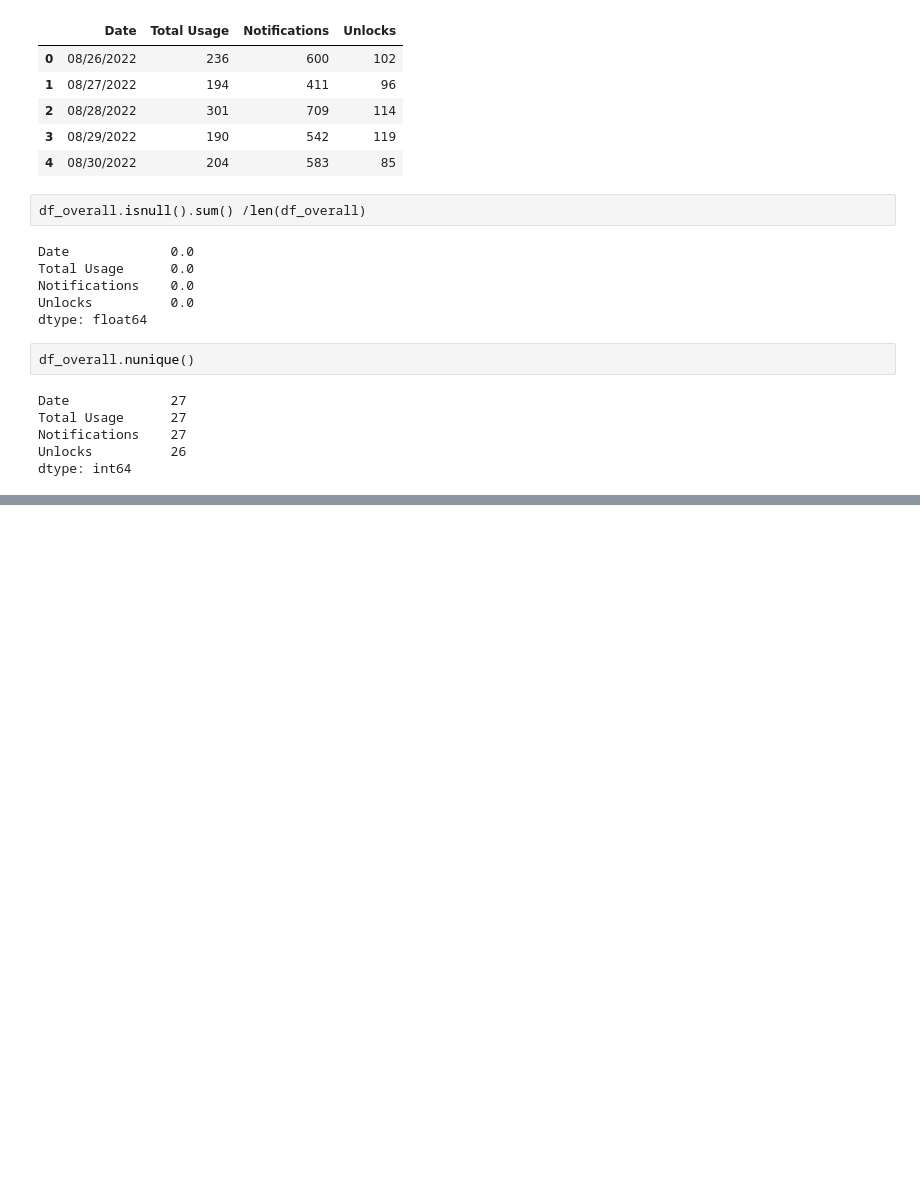
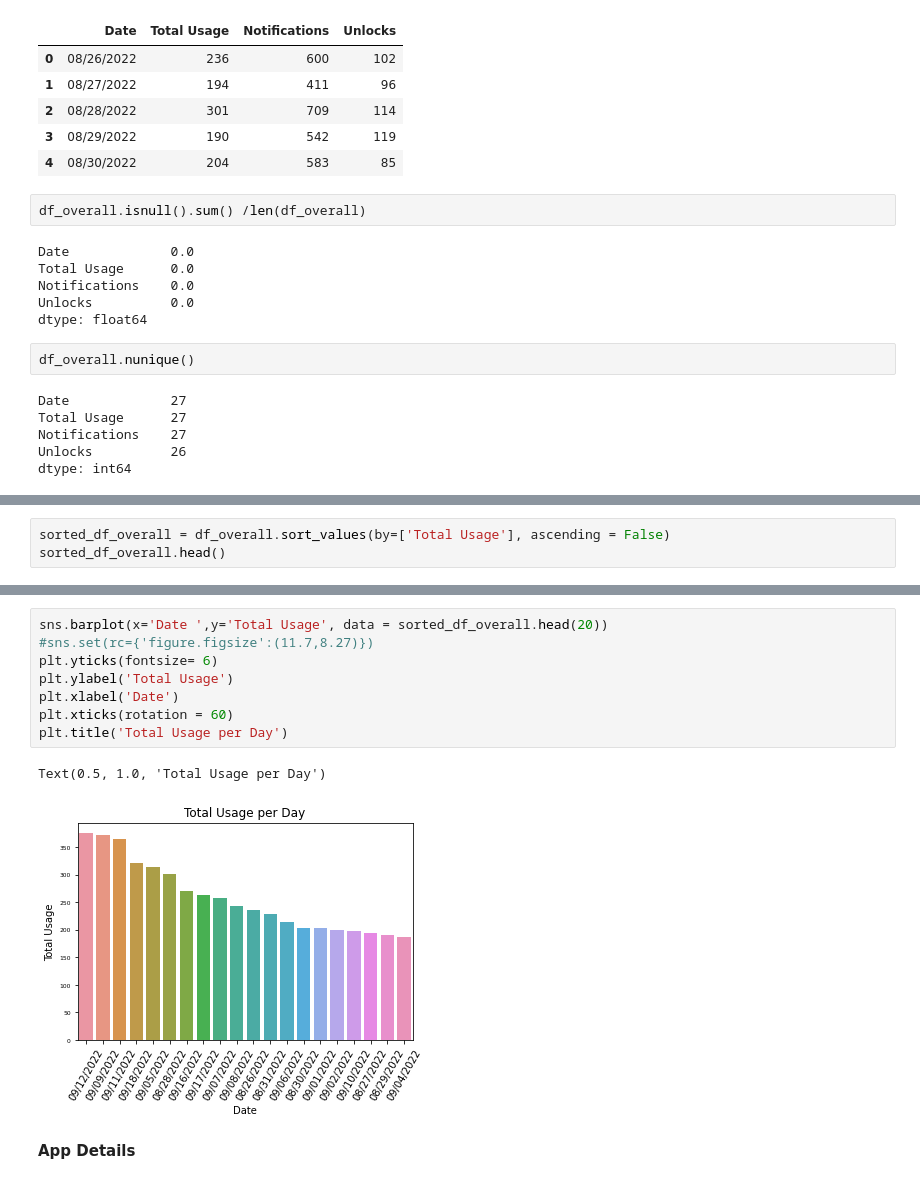
Before and after one commit to Ubaid-Ur-RehmanJ/kaggle-projects, a Jupyter notebook: screen-time-analysis.ipynb, the cells around one changed output, grey strips where cells are left out. Cells and saved outputs as stored; diff of their text form; blank space fills up the shorter version.

```diff
--- a/screen-time-analysis.ipynb
+++ b/screen-time-analysis.ipynb
@@ -123,0 +162,3 @@ dtype: int64
+# %%
+sorted_df_overall = df_overall.sort_values(by=['Total Usage'], ascending = False)
+sorted_df_overall.head()
@@ -123,0 +172,13 @@ dtype: int64
+# %%
+sns.barplot(x='Date ',y='Total Usage', data = sorted_df_overall.head(20))
+#sns.set(rc={'figure.figsize':(11.7,8.27)})
+plt.yticks(fontsize= 6)
+plt.ylabel('Total Usage')
+plt.xlabel('Date')
+plt.xticks(rotation = 60)
+plt.title('Total Usage per Day')
+# %% [output]
+Text(0.5, 1.0, 'Total Usage per Day')
+[figure, added]
+# %% [markdown]
+**App Details**
```
Also changed, not shown: parts of 9 cells of this notebook.
